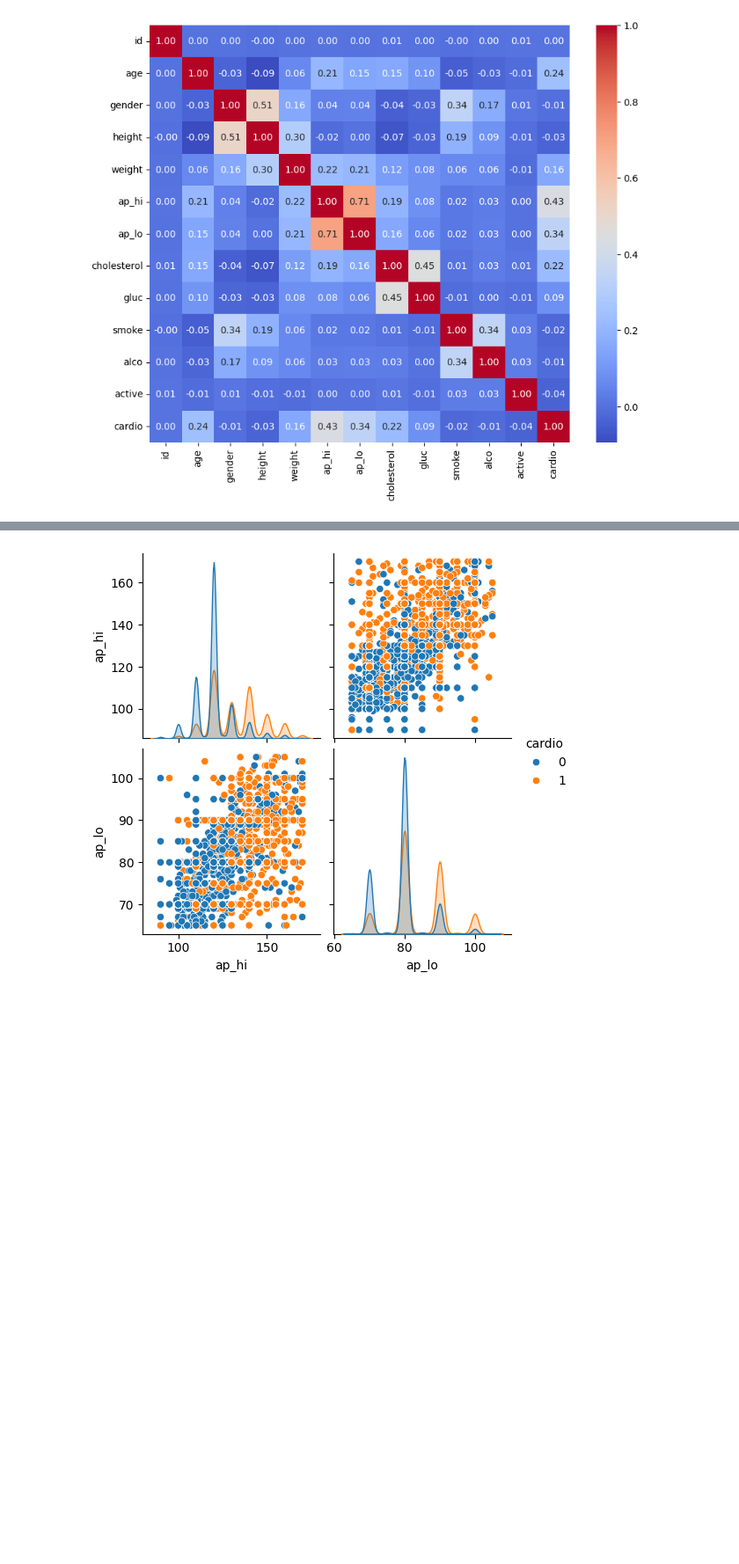
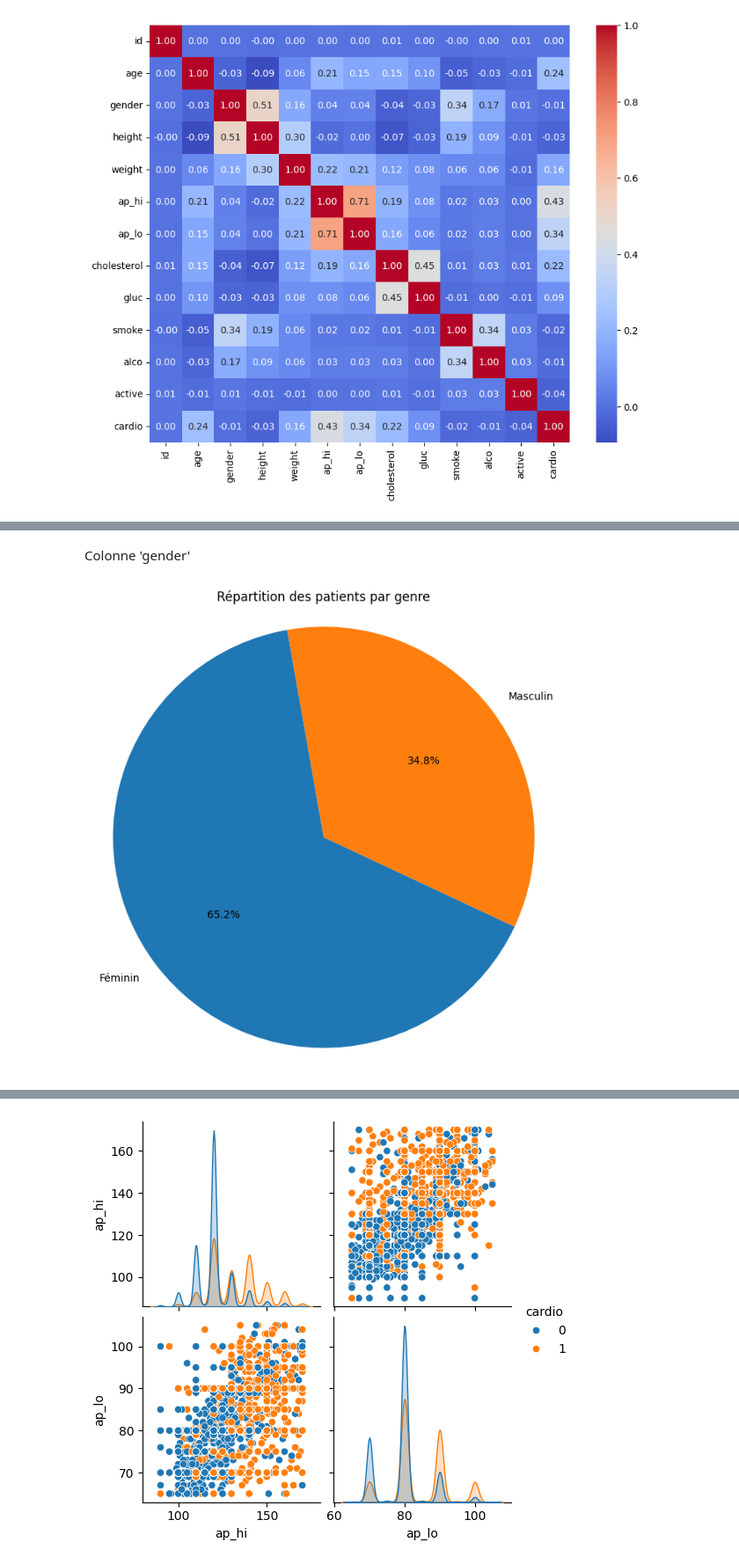
Before and after one commit to antonella-giovannetti/cardio-vasc-risks, a Jupyter notebook: Exploratory analysis.ipynb, the cells around one changed output, grey strips where cells are left out. Shown at 88% size. Cells and saved outputs as stored; diff of their text form; code cells hidden in the pictures; blank space fills up the shorter version.

```diff
--- a/Exploratory analysis.ipynb
+++ b/Exploratory analysis.ipynb
@@ -304,0 +335,15 @@ plt.show()
+# %% [markdown]
+Colonne 'gender'
+# %%
+gender_counts = df['gender'].value_counts()
+
+total_patients = gender_counts.sum()
+percentages = [count / total_patients * 100 for count in gender_counts]
+
+plt.figure(figsize=(8, 8))
+plt.pie(percentages, labels=['Féminin', 'Masculin'], autopct='%1.1f%%', startangle=100)
+plt.title('Répartition des patients par genre')
+plt.axis('equal')
+plt.show()
+# %% [output]
+[figure, added]
```
Also changed, not shown: parts of 48 cells of this notebook.
